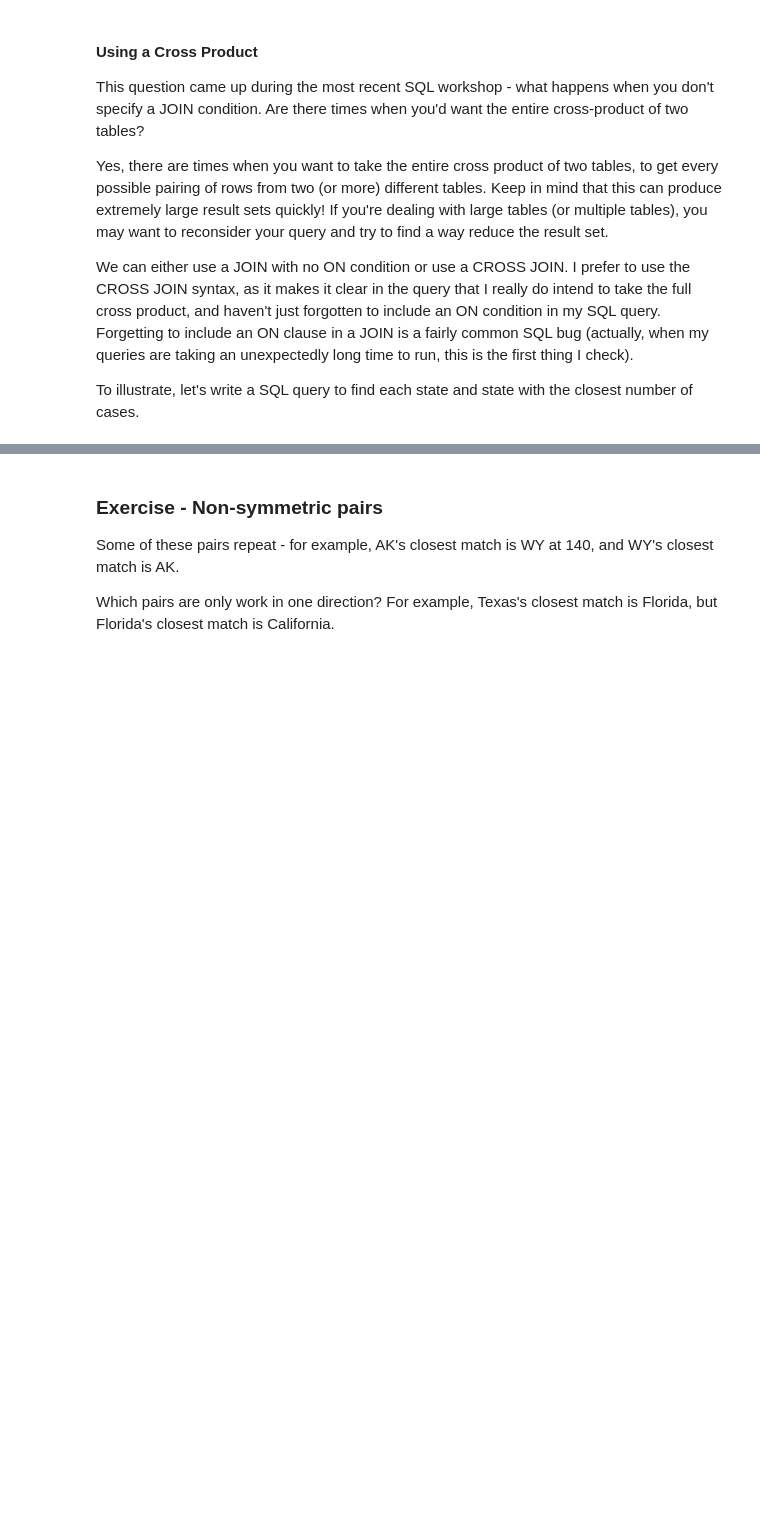
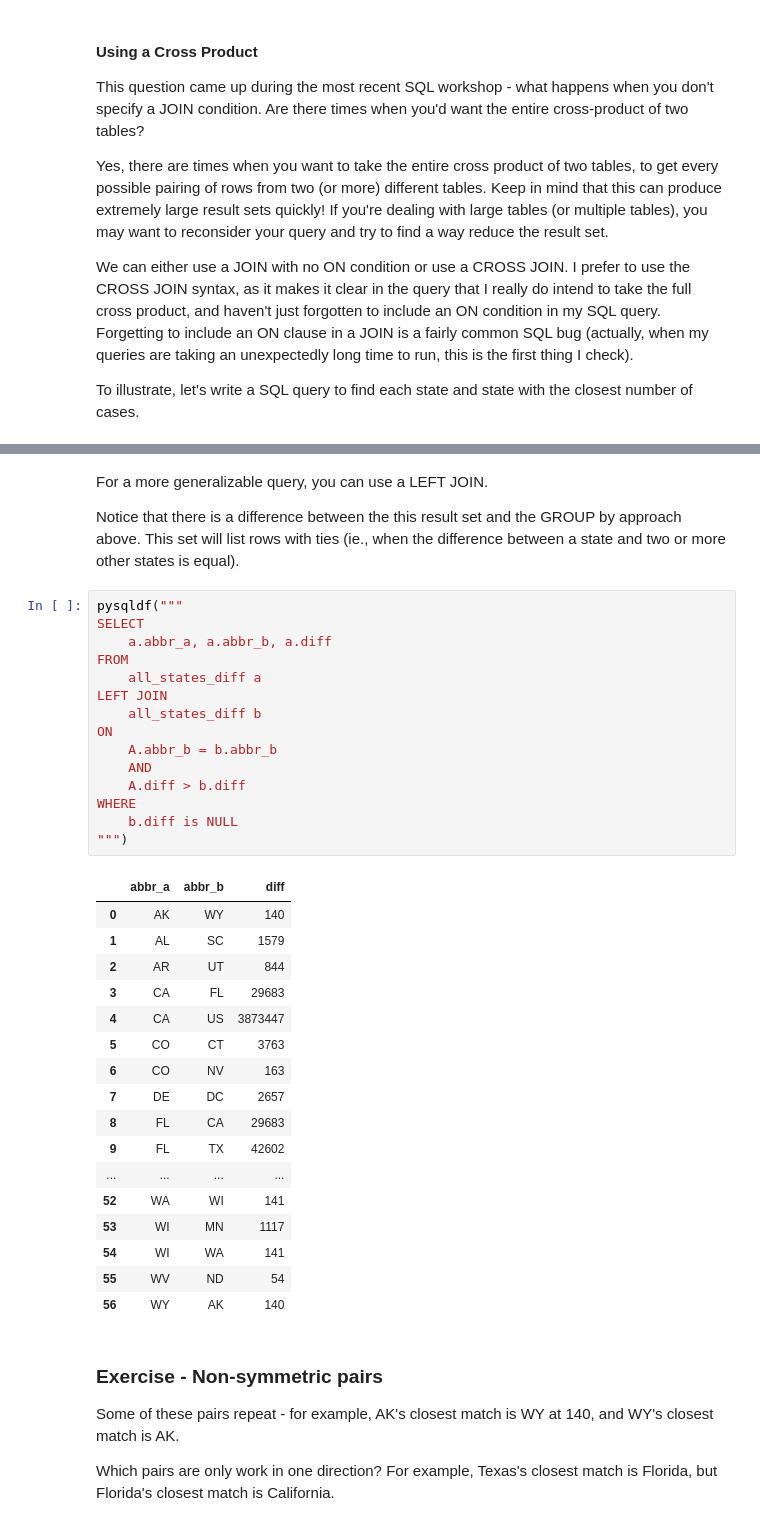
Before and after one commit to geoffswc/SQL-Workshop-Self-Cross-JOINs, a Jupyter notebook: State-Cases.ipynb, the cells around one changed output, grey strips where cells are left out. Cells and saved outputs as stored; diff of their text form; blank space fills up the shorter version.

```diff
--- a/State-Cases.ipynb
+++ b/State-Cases.ipynb
@@ -210,3 +195,40 @@ GROUP BY
+# %% [markdown]
+For a more generalizable query, you can use a LEFT JOIN.
+
+Notice that there is a difference between the this result set and the GROUP by approach above. This set will list rows with ties (ie., when the difference between a state and two or more other states is equal).
+# %%
+pysqldf("""
+SELECT
+    a.abbr_a, a.abbr_b, a.diff
+FROM
+    all_states_diff a
+LEFT JOIN
+    all_states_diff b
+ON
+    A.abbr_b = b.abbr_b
+    AND
+    A.diff > b.diff
+WHERE
+    b.diff is NULL
+""")
+# %% [output]
+|  | abbr_a | abbr_b | diff |
+| 0 | AK | WY | 140 |
+| 1 | AL | SC | 1579 |
+| 2 | AR | UT | 844 |
+| 3 | CA | FL | 29683 |
+| 4 | CA | US | 3873447 |
+| 5 | CO | CT | 3763 |
+| 6 | CO | NV | 163 |
+| 7 | DE | DC | 2657 |
+| 8 | FL | CA | 29683 |
+| 9 | FL | TX | 42602 |
+| ... | ... | ... | ... |
+| 52 | WA | WI | 141 |
+| 53 | WI | MN | 1117 |
+| 54 | WI | WA | 141 |
+| 55 | WV | ND | 54 |
+| 56 | WY | AK | 140 |
 # %% [markdown]
 ### Exercise - Non-symmetric pairs
 
```
Also changed, not shown: parts of 12 cells of this notebook, 1 other file.
